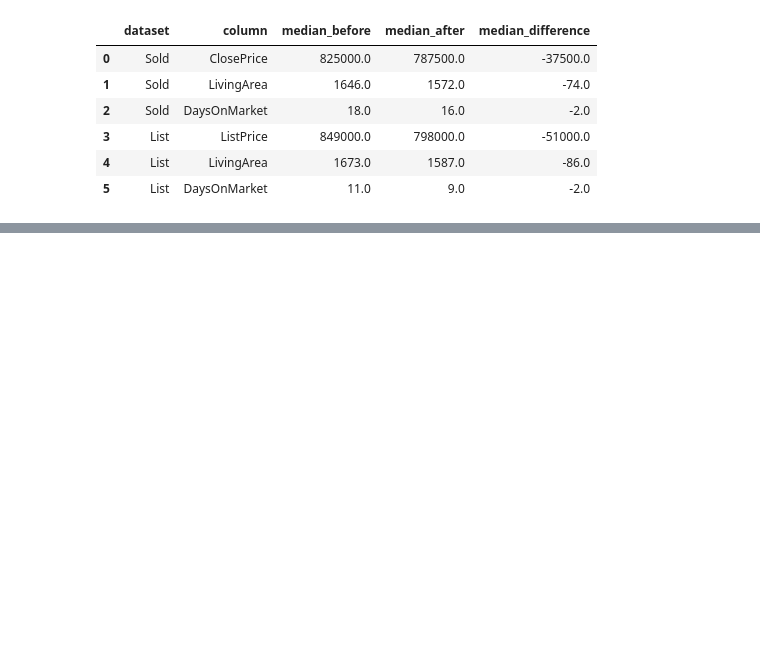
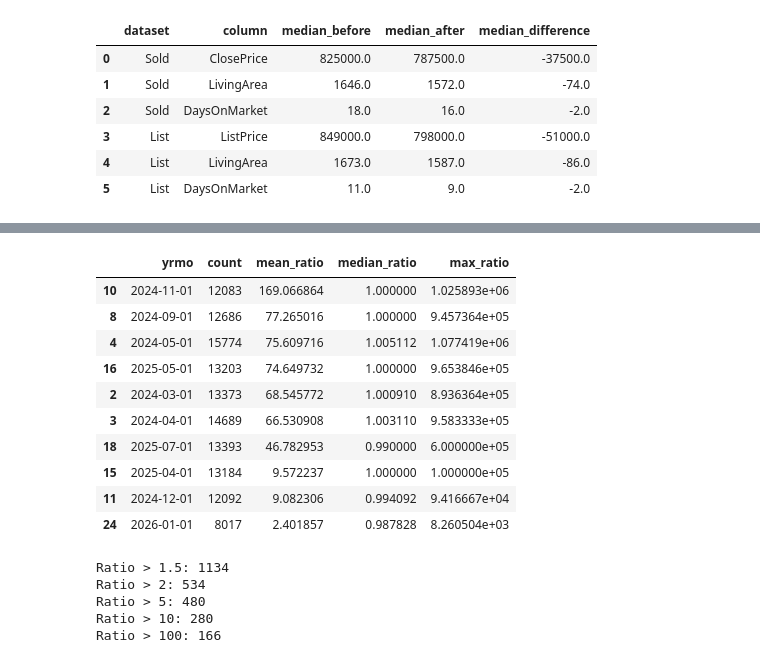
Before and after one commit to pintzu-22/IDXExchange-Data-Analyst-Intern, a Jupyter notebook: outlier_detection.ipynb, the cells around one changed output, grey strips where cells are left out. Saved outputs shown, nothing was run; the diff lists cells and outputs as text; code cells hidden in the pictures; blank space fills up the shorter version.

```diff
--- a/outlier_detection.ipynb
+++ b/outlier_detection.ipynb
@@ -546,0 +572,60 @@ All datasets saved successfully: True
+# %%
+monthly_ratio_check = (
+    sold_filtered
+    .groupby("yrmo")
+    .agg(
+        count=("close_to_original_list_ratio", "count"),
+        mean_ratio=("close_to_original_list_ratio", "mean"),
+        median_ratio=("close_to_original_list_ratio", "median"),
+        max_ratio=("close_to_original_list_ratio", "max")
+    )
+    .reset_index()
+)
+
+monthly_ratio_check.sort_values(
+    "mean_ratio",
+    ascending=False
+).head(10)
+# %% [output]
+|  | yrmo | count | mean_ratio | median_ratio | max_ratio |
+| 10 | 2024-11-01 | 12083 | 169.066864 | 1.000000 | 1.025893e+06 |
+| 8 | 2024-09-01 | 12686 | 77.265016 | 1.000000 | 9.457364e+05 |
+| 4 | 2024-05-01 | 15774 | 75.609716 | 1.005112 | 1.077419e+06 |
+| 16 | 2025-05-01 | 13203 | 74.649732 | 1.000000 | 9.653846e+05 |
+| 2 | 2024-03-01 | 13373 | 68.545772 | 1.000910 | 8.936364e+05 |
+| 3 | 2024-04-01 | 14689 | 66.530908 | 1.003110 | 9.583333e+05 |
+| 18 | 2025-07-01 | 13393 | 46.782953 | 0.990000 | 6.000000e+05 |
+| 15 | 2025-04-01 | 13184 | 9.572237 | 1.000000 | 1.000000e+05 |
+| 11 | 2024-12-01 | 12092 | 9.082306 | 0.994092 | 9.416667e+04 |
+| 24 | 2026-01-01 | 8017 | 2.401857 | 0.987828 | 8.260504e+03 |
+# %%
+print(
+    "Ratio > 1.5:",
+    (sold_filtered["close_to_original_list_ratio"] > 1.5).sum()
+)
+
+print(
+    "Ratio > 2:",
+    (sold_filtered["close_to_original_list_ratio"] > 2).sum()
+)
+
+print(
+    "Ratio > 5:",
+    (sold_filtered["close_to_original_list_ratio"] > 5).sum()
+)
+
+print(
+    "Ratio > 10:",
+    (sold_filtered["close_to_original_list_ratio"] > 10).sum()
+)
+
+print(
+    "Ratio > 100:",
+    (sold_filtered["close_to_original_list_ratio"] > 100).sum()
+)
+# %% [output]
+Ratio > 1.5: 1134
+Ratio > 2: 534
+Ratio > 5: 480
+Ratio > 10: 280
+Ratio > 100: 166
```
Also changed, not shown: parts of 18 cells of this notebook.
